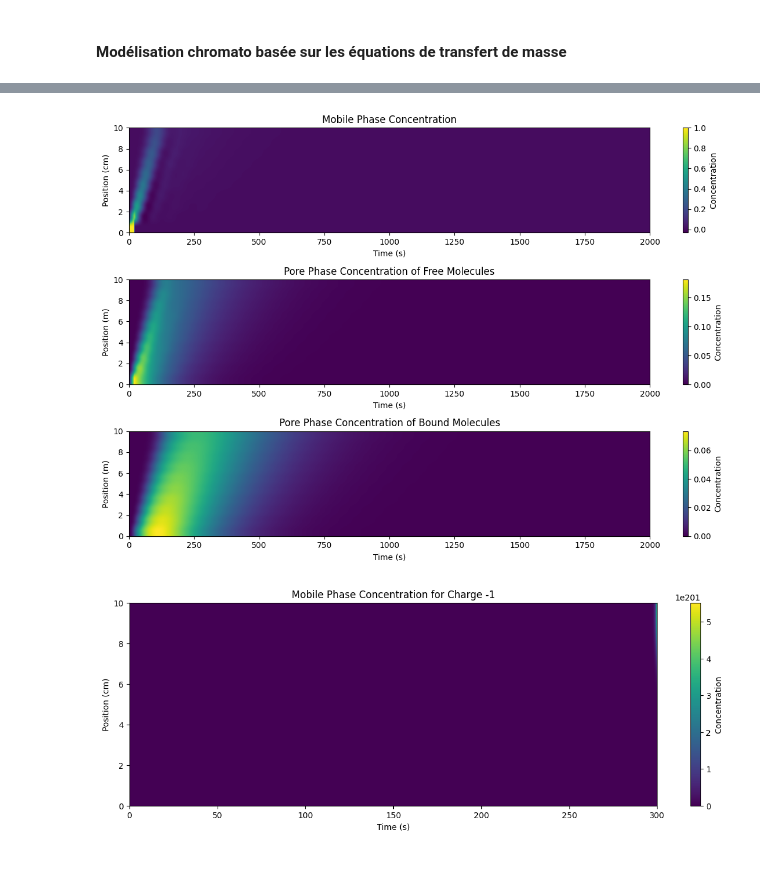
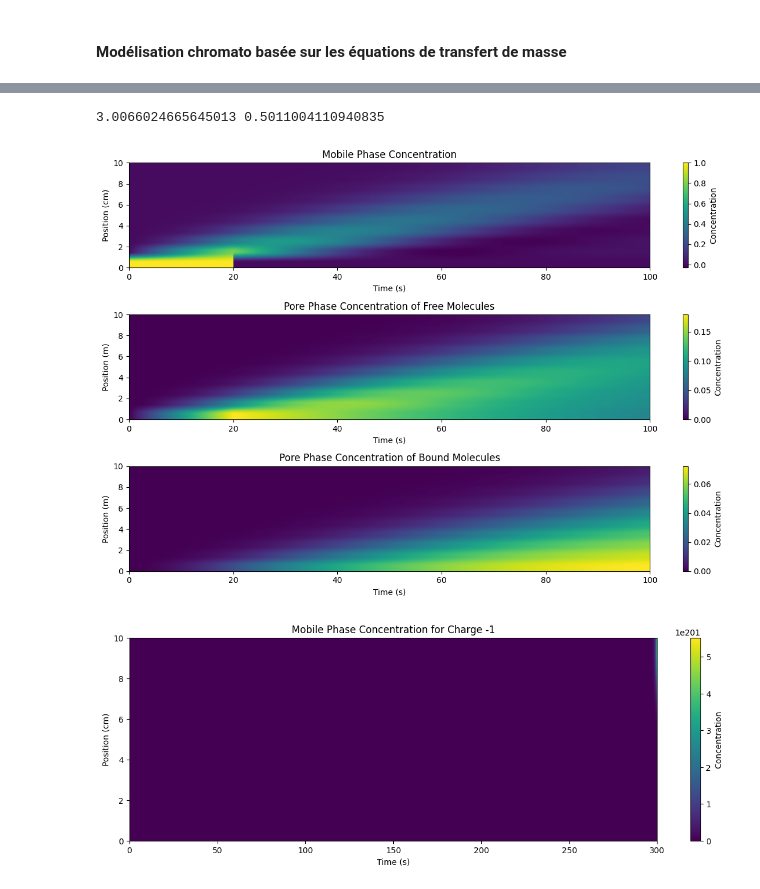
Before and after one commit to HugoKD/byoRNA, a Jupyter notebook: ByoRna.ipynb, the cells around one changed output, grey strips where cells are left out. Drawn from its saved outputs; the diff is of its cells as text; code cells hidden in the pictures.

```diff
--- a/ByoRna.ipynb
+++ b/ByoRna.ipynb
@@ -184,6 +184,8 @@ class Filtration:
             self.filtration_by_charge(type_, adjusted_threshold, k, adjusted_k_inf, c_inf, adjusted_k_sup, c_sup, transform)
         elif self.type_filtration == 'size':
             self.filtration_by_size(type_, threshold, k, k_inf, c_inf, k_sup, c_sup, transform)
+        elif self.type_filtration == 'chromatography':
+            self.filtration_with_chromatography()
         else:
             raise ValueError("Type de filtration inconnu")
 
@@ -243,6 +245,9 @@ class Filtration:
             if transform:
                 self.feed = self.filtrat
 
+    def filtration_with_chromatography(self):
+        pass
+
 
     def get_results(self):
         return {
@@ -322,3 +552,8 @@ plt.show()
+# %%
+m,y =chromato.calculate_mass_recovered(), chromato.get_yield()
+print(m,y)
+# %% [output]
+3.0066024665645013 0.5011004110940835
 # %%
 ## Filtration baséée sur la taille de la molécule
 
@@ -461,35 +696,35 @@ class Chromatography(Filtration):
         plt.xlabel('Time (s)')
         plt.ylabel('Position (m)')
 
         plt.tight_layout()
         plt.show()
 
 
 # Parameters
 L = 10
-T = 2000.0
+T = 100.0
 v = 0.1
 D = 0.01
 Nx = 10
 Nt = 10000
 pulse_duration = 20
 pulse_concentration = 1
 target_molecule = 'A'
 feed = [{'type': 'A', 'concentration': 1.0}, {'type': 'B', 'concentration': 0.5}]
 filter_size = 1.0
 particle_size = .01  # Example particle size
 molecule_size = 0.0001  # Example molecule size
 temperature = 298.15  # Example temperature in Kelvin (25°C)
 solvent_viscosity = 1  # Example solvent viscosity (arbitrary units)
 affinity = 0.01  # Example affinity constant
 size = [.0001,.001,.01]
 
 # Instantiate and run chromatography
 chromatography = Chromatography(L, T, v, D, Nx, Nt, pulse_duration, pulse_concentration, target_molecule, feed, filter_size, particle_size, molecule_size, temperature, solvent_viscosity, affinity)
 chromatography.perform_chromatography()
 chromatography.plot_result()
 # %% [output]
-[figure, old version]
+[figure, new version]
 # %%
 ## Filtration baséée sur la charge de la molécule
 
```
Also changed, not shown: parts of 10 cells of this notebook.
